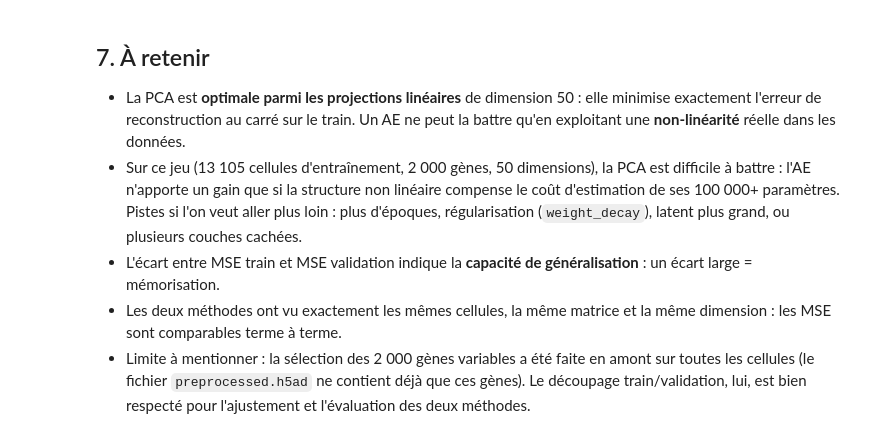
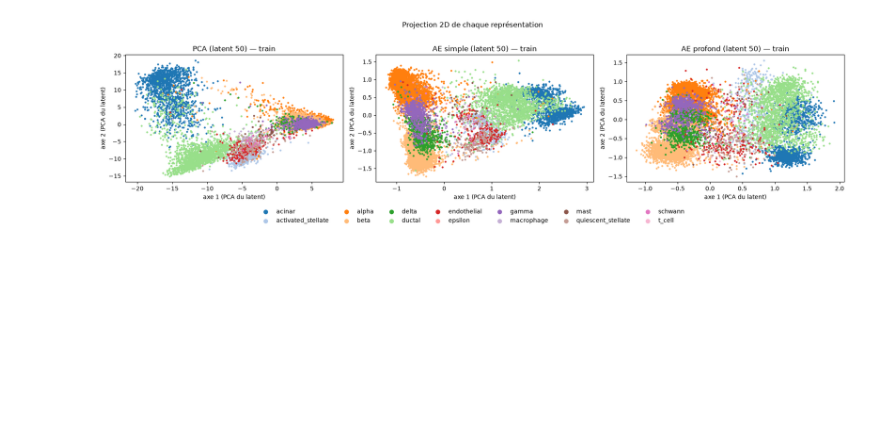
Before and after one commit to Simonn18/projet_DEA, a Jupyter notebook: Scripts/5-Comparaison-AE-PCA.ipynb, the cells around one changed output. Cells and saved outputs as stored; diff of their text form; code cells hidden in the pictures; blank space fills up the shorter version.

```diff
--- a/Scripts/5-Comparaison-AE-PCA.ipynb
+++ b/Scripts/5-Comparaison-AE-PCA.ipynb
@@ -138,8 +138,53 @@ plt.show()
-# %% [markdown]
-## 7. À retenir
-
-- La PCA est **optimale parmi les projections linéaires** de dimension 50 : elle minimise exactement l'erreur de reconstruction au carré sur le train. Un AE ne peut la battre qu'en exploitant une **non-linéarité** réelle dans les données.
-- Sur ce jeu (13 105 cellules d'entraînement, 2 000 gènes, 50 dimensions), la PCA est difficile à battre : l'AE n'apporte un gain que si la structure non linéaire compense le coût d'estimation de ses 100 000+ paramètres. Pistes si l'on veut aller plus loin : plus d'époques, régularisation (`weight_decay`), latent plus grand, ou plusieurs couches cachées.
-- L'écart entre MSE train et MSE validation indique la **capacité de généralisation** : un écart large = mémorisation.
-- Les deux méthodes ont vu exactement les mêmes cellules, la même matrice et la même dimension : les MSE sont comparables terme à terme.
-- Limite à mentionner : la sélection des 2 000 gènes variables a été faite en amont sur toutes les cellules (le fichier `preprocessed.h5ad` ne contient déjà que ces gènes). Le découpage train/validation, lui, est bien respecté pour l'ajustement et l'évaluation des deux méthodes.
+# %%
+def ordonner(Z, noms_sauvegardes, noms_cibles):
+    """Réordonne Z selon les noms des cellules."""
+    noms = pd.Index(np.asarray(noms_sauvegardes, dtype=str))
+    ordre = noms.get_indexer(noms_cibles)
+    if (ordre < 0).any():
+        raise ValueError("Les cellules des résultats et du train ne coïncident pas.")
+    return Z[ordre]
+
+
+labels = train.obs["celltype"].astype("category")
+codes = labels.cat.codes.to_numpy()
+categories = list(labels.cat.categories)
+
+representations = [
+    ("PCA", ordonner(Z_pca_train, pca["train_obs_names"], train.obs_names)),
+    ("AE simple", ordonner(Z_ae_train, ae["train_obs_names"], train.obs_names)),
+    ("AE profond", ordonner(Z_ae_profond_train, ae["train_obs_names"], train.obs_names)),
+]
+
+palette = plt.get_cmap("tab20")
+fig, axes = plt.subplots(1, 3, figsize=(18, 5))
+
+for i, (nom, Z) in enumerate(representations):
+    ax = axes[i]
+    Z_2d = PCA(n_components=2, random_state=SEED).fit_transform(Z)
+    for code, categorie in enumerate(categories):
+        masque = codes == code
+        ax.scatter(
+            Z_2d[masque, 0],
+            Z_2d[masque, 1],
+            s=5,
+            color=palette(code % 20),
+            label=categorie,
+        )
+    ax.set_title(f"{nom} (latent {D}) — train")
+    ax.set_xlabel("axe 1 (PCA du latent)")
+    ax.set_ylabel("axe 2 (PCA du latent)")
+
+poignees, etiquettes = axes[0].get_legend_handles_labels()
+fig.legend(
+    poignees,
+    etiquettes,
+    loc="lower center",
+    ncol=7,
+    markerscale=3,
+    frameon=False,
+)
+fig.suptitle("Projection 2D de chaque représentation")
+fig.tight_layout(rect=(0, 0.10, 1, 0.96))
+plt.show()
+# %% [output]
+[figure, added]
```
Also changed, not shown: parts of 12 cells of this notebook, 3 other files.
